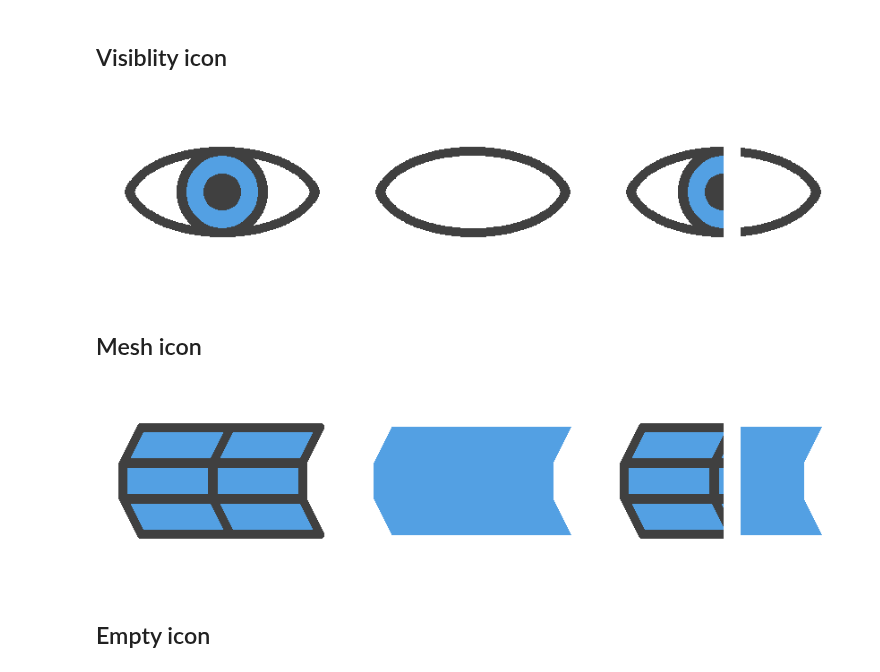
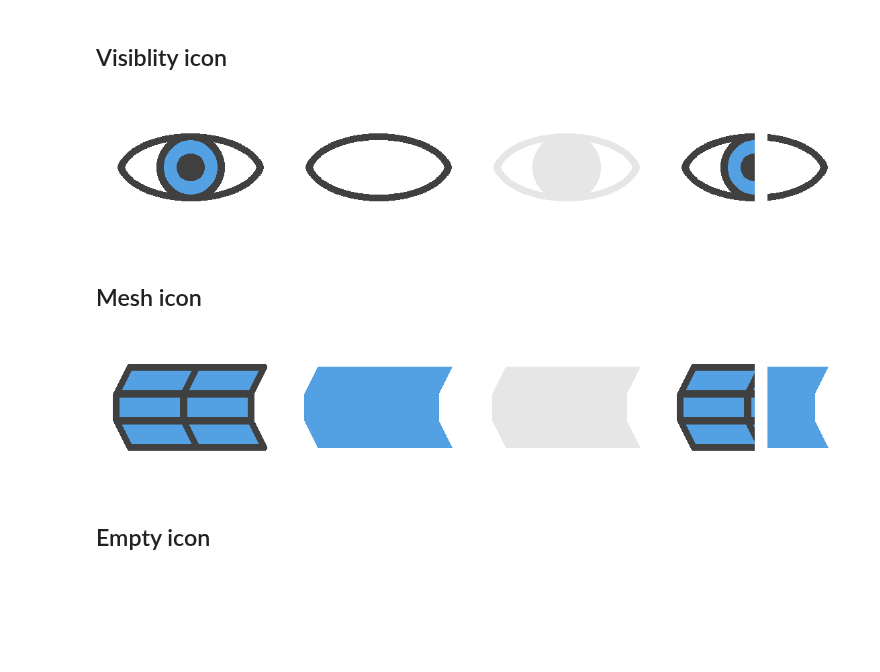
Before and after one commit to bernhard-42/jupyter-cadquery, a Jupyter notebook: Icon Factory.ipynb, the cells around one changed output. Cells and saved outputs as stored; diff of their text form; code cells hidden in the pictures; blank space fills up the shorter version.

Commit message:
added grey icons for empty shape and mesh

```diff
--- a/Icon Factory.ipynb
+++ b/Icon Factory.ipynb
@@ -75,12 +75,14 @@ class Base():
         # shift one pixel to work around a fill bug of pillow
         self.draw.arc(((coord_p1[0]+1, coord_p1[1]), (coord_p2[0]+1, coord_p2[1])), start, end, width=self.stroke, fill=color)
 
-    def ellipse(self, p1, p2, fill_color):
+    def ellipse(self, p1, p2, fill_color, color=None):
+        if color == None:
+            color = self.color
         coord_p1 = p1.coord(self.height, self.scale)
         coord_p2 = p2.coord(self.height, self.scale)
-        self.draw.ellipse((coord_p1, coord_p2), fill=fill_color, outline=self.color, width = self.stroke)
+        self.draw.ellipse((coord_p1, coord_p2), fill=fill_color, outline=color, width = self.stroke)
         # shift one pixel to work around a fill bug of pillow
-        self.draw.ellipse(((coord_p1[0]+1, coord_p1[1]), (coord_p2[0]+1, coord_p2[1])), fill=None, outline=self.color, width = self.stroke)
+        self.draw.ellipse(((coord_p1[0]+1, coord_p1[1]), (coord_p2[0]+1, coord_p2[1])), fill=None, outline=color, width = self.stroke)
 
     def save(self, filename):
         self.im.save(filename)
@@ -375,6 +377,8 @@ class Visible(Base):
 
     def __init__(self, width, height, scale=9, stroke=9, color=None, fill_color=None, background_color=None):
         super().__init__(width, height, scale, stroke, color, fill_color, background_color)
+        self.color = color
+        self.fill_color = fill_color
 
     def create(self, visible=True):
         P = 1
@@ -383,38 +387,44 @@ class Visible(Base):
         b11 = Point(self.width - 3, 5)
         c00 = Point(self.width // 2 - R, self.height // 2 + R)
         c11 = Point(self.width // 2 + R, self.height // 2 - R)
         p00 = Point(self.width // 2 - 2, self.height // 2 + 2)
         p11 = Point(self.width // 2 + 2, self.height // 2 - 2)
 
         self.arc(b00.shift(0,-P), b11.shift(0,-P), -170, -10)
         self.arc(b00.shift(0, P), b11.shift(0, P), 10, 170)
 
         if visible:
-            self.ellipse(c00, c11, fill_color=fill_color)
-            self.ellipse(p00, p11, fill_color=color)
-            self.ellipse(p00, p11, fill_color=color)
+            self.ellipse(c00, c11, color=self.color, fill_color=self.fill_color)
+            self.ellipse(p00, p11, color=self.color, fill_color=self.color)
+            self.ellipse(p00, p11, color=self.color, fill_color=self.color)
         return self.im
 
 
-new_im = Image.new('RGBA', (3 * width*scale, height*scale))
+new_im = Image.new('RGBA', (4 * width*scale, height*scale))
 x_offset = 0
 c = {}
 for visible in ["shape", "no_shape"]:
     c[visible] = Visible(width, height, scale, stroke=scale, fill_color=fill_color, color=color, background_color=None)
     c[visible].create(visible == "shape")
     new_im.paste(c[visible].im, (x_offset,0))
     x_offset += c[visible].im.size[0]
     c[visible].save("./icons/%s.png" % visible)
 
+e = Visible(width, height, scale, stroke=scale, fill_color=(230,230,230, 255), color=(230,230,230, 255), background_color=None)
+e.create(True)
+new_im.paste(e.im, (x_offset,0))
+x_offset += e.im.size[0]
+e.save("./icons/empty_shape.png")
+
 mixed = Image.new('RGBA', (width*scale, height*scale))
 mixed.paste(c["shape"].im, (0,0), mask=mask1.im)
 mixed.paste(c["no_shape"].im, (0,0), mask=mask2.im)
 mixed.save("./icons/mix_shape.png")
 
 new_im.paste(mixed, (x_offset,0))
 new_im
 # %% [output]
-[figure, old version]
+[figure, new version]
 # %% [markdown]
 ## Mesh icon
 # %%
@@ -454,7 +464,7 @@ class Mesh(Base):
 
         return self.im
 
-new_im = Image.new('RGBA', (3 * width*scale, height*scale))
+new_im = Image.new('RGBA', (4 * width*scale, height*scale))
 x_offset = 0
 c = {}
 for visible in ["mesh", "no_mesh"]:
@@ -464,6 +474,12 @@ for visible in ["mesh", "no_mesh"]:
     x_offset += c[visible].im.size[0]
     c[visible].save("./icons/%s.png" % visible)
 
+e = Mesh(width, height, scale, stroke=scale, fill_color=(230,230,230, 255), color=color, background_color=None)
+e.create(False)
+new_im.paste(e.im, (x_offset,0))
+x_offset += e.im.size[0]
+e.save("./icons/empty_mesh.png")
+
 mixed = Image.new('RGBA', (width*scale, height*scale))
 mixed.paste(c["mesh"].im, (0,0), mask=mask1.im)
 mixed.paste(c["no_mesh"].im, (0,0), mask=mask2.im)
@@ -472,7 +488,7 @@ mixed.save("./icons/mix_mesh.png")
 new_im.paste(mixed, (x_offset,0))
 new_im
 # %% [output]
-[figure, old version]
+[figure, new version]
 # %% [markdown]
 ## Empty icon
 # %%
```
Also changed, not shown: parts of 1 cell of this notebook, 3 other files.
